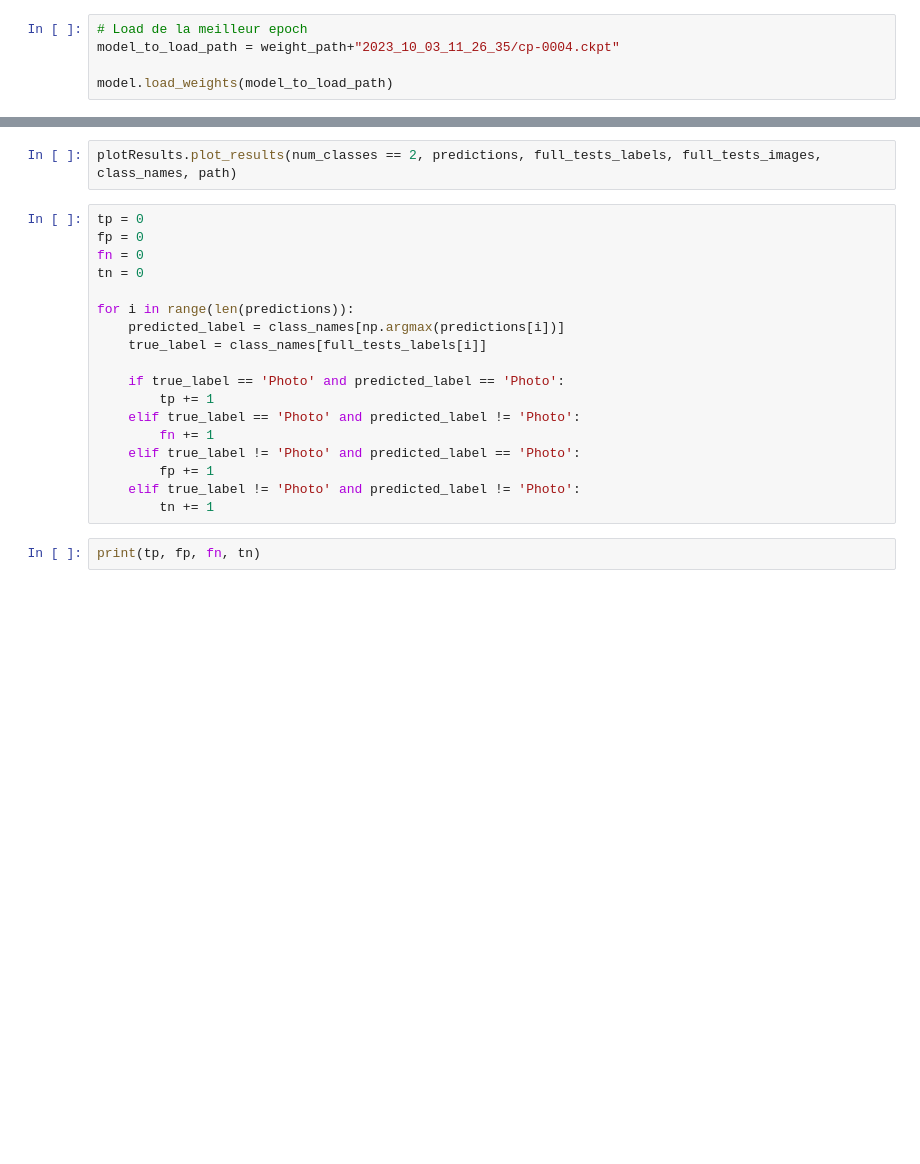
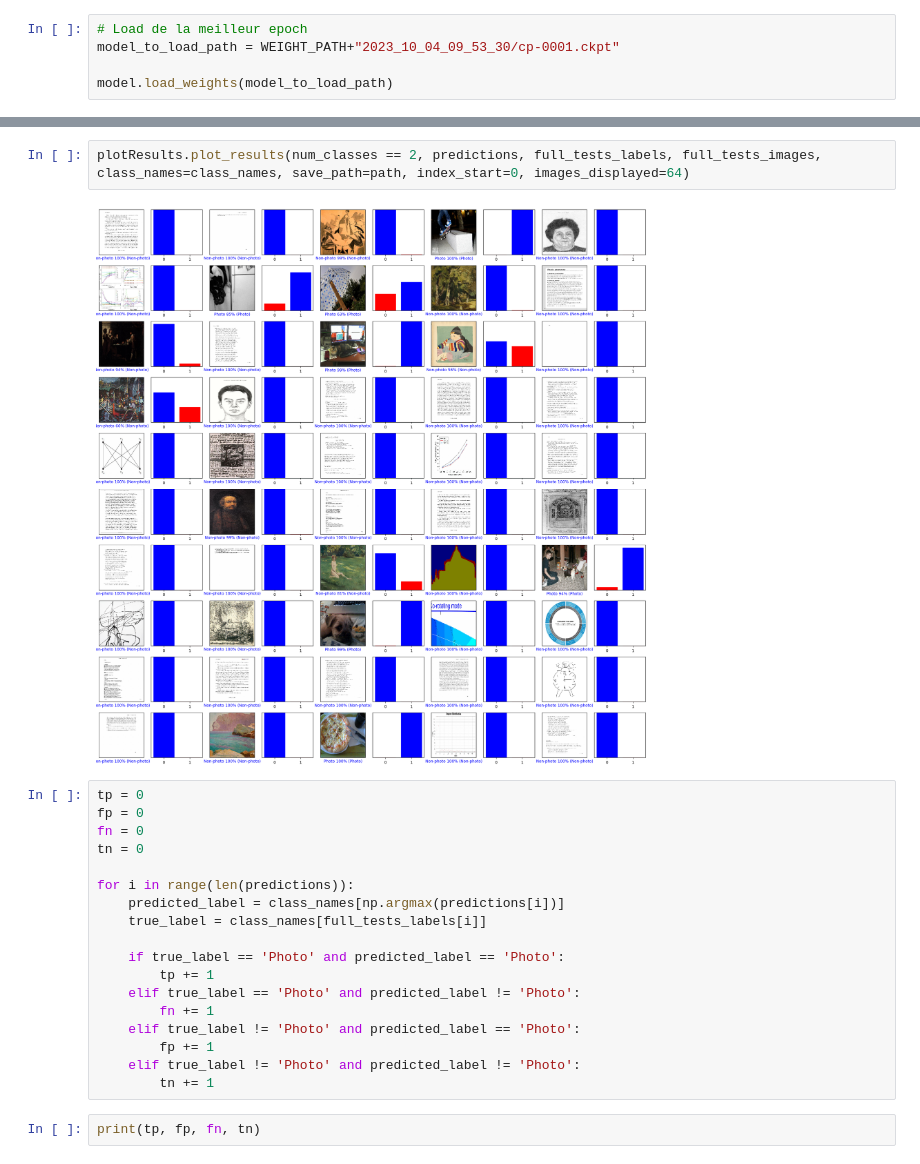
Before and after one commit to ColinHmrl/science-de-la-donnee, a Jupyter notebook: project/classification.ipynb, the cells around one changed output, grey strips where cells are left out. Cells and saved outputs as stored; diff of their text form; blank space fills up the shorter version.

```diff
--- a/project/classification.ipynb
+++ b/project/classification.ipynb
@@ -130,5 +187,5 @@ plt.savefig(path+"/metrics.png")
 # %%
 # Load de la meilleur epoch
-model_to_load_path = weight_path+"2023_10_03_11_26_35/cp-0004.ckpt"
+model_to_load_path = WEIGHT_PATH+"2023_10_04_09_53_30/cp-0001.ckpt"
 
 model.load_weights(model_to_load_path)
@@ -147,5 +217,7 @@ for i,(batch_images, batch_labels) in enumerate(test_set):
 # %%
-plotResults.plot_results(num_classes == 2, predictions, full_tests_labels, full_tests_images, class_names, path)
+plotResults.plot_results(num_classes == 2, predictions, full_tests_labels, full_tests_images, class_names=class_names, save_path=path, index_start=0, images_displayed=64)
+# %% [output]
+[figure, added]
 # %%
 tp = 0
 fp = 0
```
Also changed, not shown: parts of 11 cells of this notebook, 2 other files.
